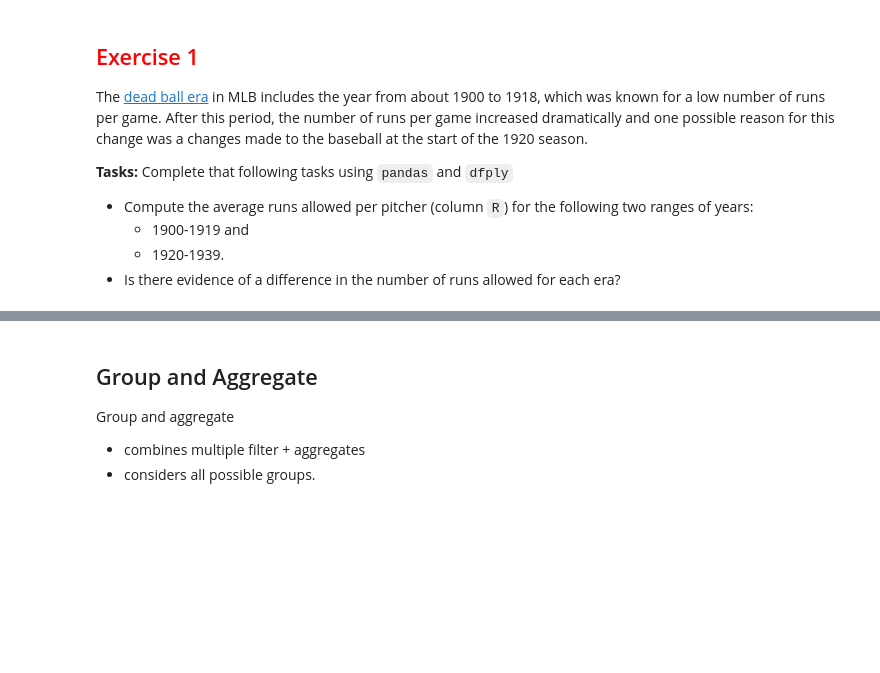
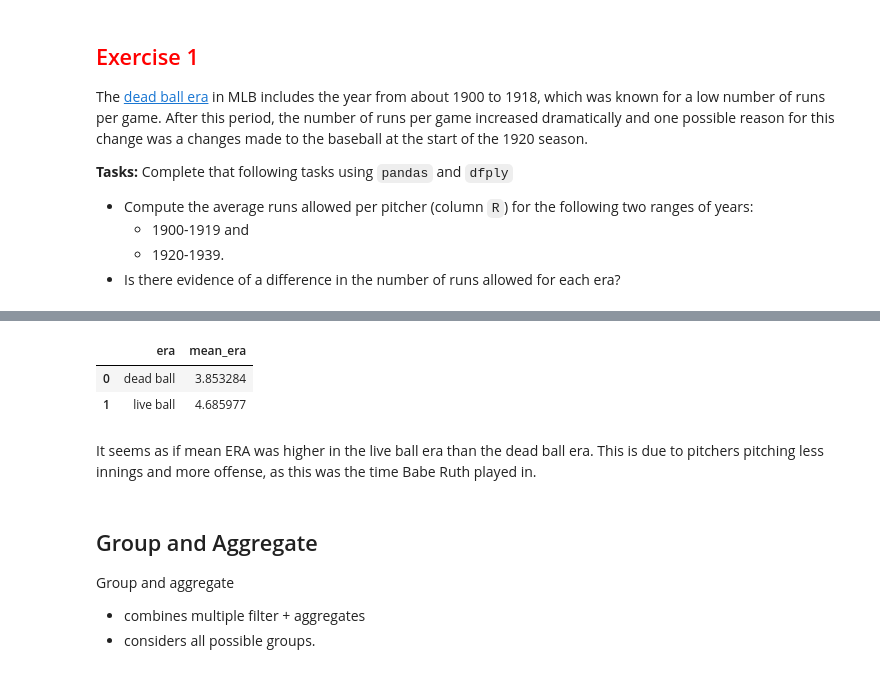
Before and after one commit to samwooden/module2_intro_to_pandas, a Jupyter notebook: 2_6_aggregation.ipynb, the cells around one changed output, grey strips where cells are left out. Drawn from its saved outputs; the diff is of its cells as text; code cells hidden in the pictures; blank space fills up the shorter version.

```diff
--- a/2_6_aggregation.ipynb
+++ b/2_6_aggregation.ipynb
@@ -57,3 +73,17 @@ The [dead ball era](https://en.wikipedia.org/wiki/Dead-ball_era) in MLB includes
+# %%
+(pitching
+ >> filter_by((X.yearID >= 1901) & (X.yearID <= 1939))
+ >> mutate(era = ifelse((X.yearID >= 1900) & (X.yearID <= 1919), "dead ball", "live ball"))
+ >> group_by(X.era)
+ >> summarise(mean_era = mean(X.ERA))
+ >> head
+)
+# %% [output]
+|  | era | mean_era |
+| 0 | dead ball | 3.853284 |
+| 1 | live ball | 4.685977 |
+# %% [markdown]
+It seems as if mean ERA was higher in the live ball era than the dead ball era. This is due to pitchers pitching less innings and more offense, as this was the time Babe Ruth played in.
 # %% [markdown]
 ## Group and Aggregate
 
```
Also changed, not shown: parts of 17 cells of this notebook, 4 other files.
